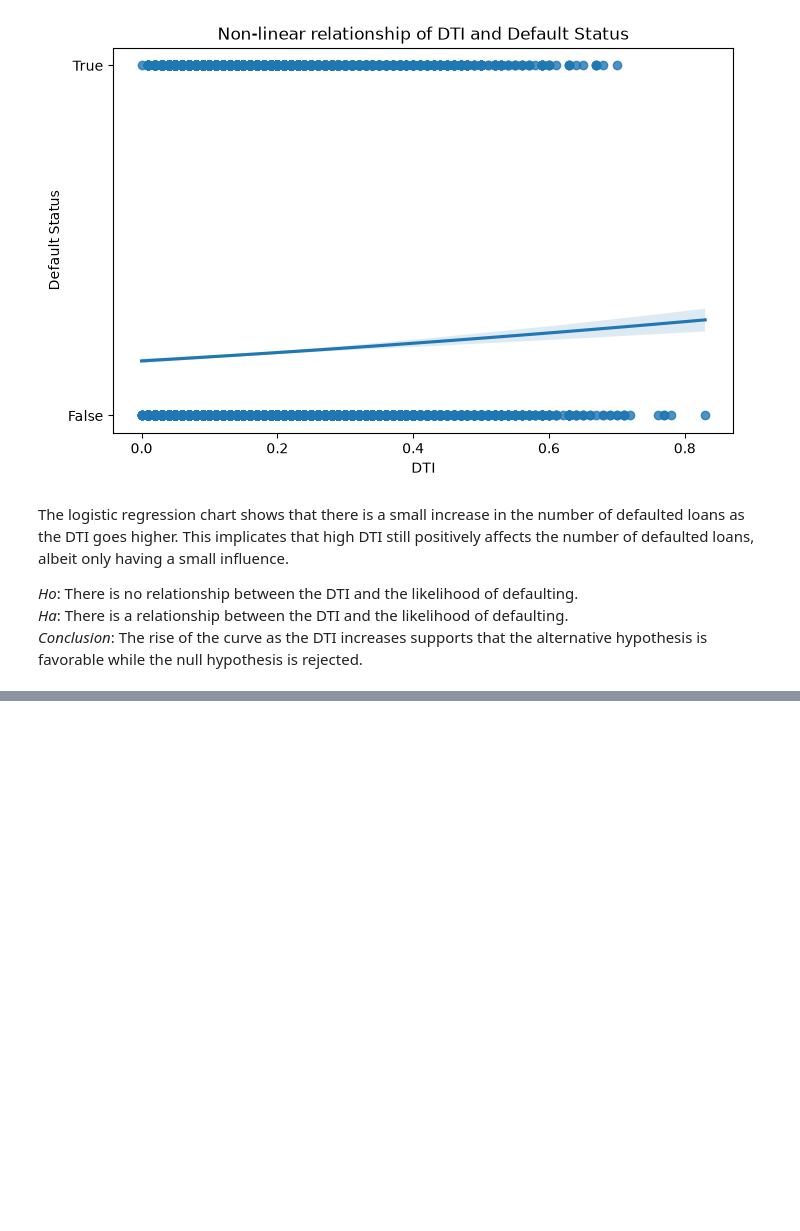
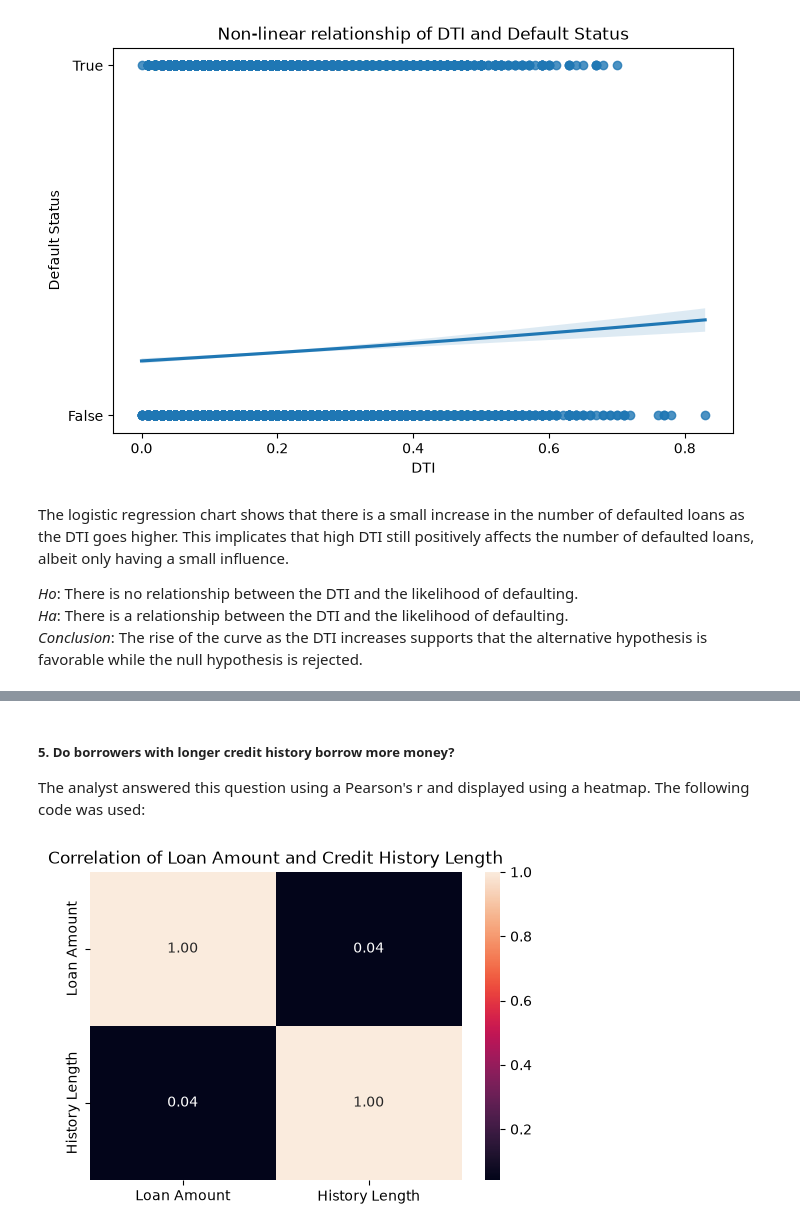
Before and after one commit to Lastlight10/credit_load_risk_data_analysis, a Jupyter notebook: 2_data_analysis_exploration.ipynb, the cells around one changed output, grey strips where cells are left out. Saved outputs shown, nothing was run; the diff lists cells and outputs as text; code cells hidden in the pictures; blank space fills up the shorter version.

```diff
--- a/2_data_analysis_exploration.ipynb
+++ b/2_data_analysis_exploration.ipynb
@@ -1022,0 +1181,18 @@ The logistic regression chart shows that there is a small increase in the number
+# %% [markdown]
+##### 5. Do borrowers with longer credit history borrow more money?
+
+The analyst answered this question using a Pearson's r and displayed using a heatmap. The following code was used:
+# %%
+amount_history_df = pd.read_csv('cleaned_credit_risk_dataset.csv')
+amount_history_df = amount_history_df.rename(
+  columns={
+    'Clean_loan_amnt':'Loan Amount',
+    'Clean_cb_person_cred_hist_length':'History Length'
+    })
+
+pearson = amount_history_df[['Loan Amount','History Length']].corr(method='pearson')
+fig, ax = plt.subplots(figsize=(6,4))
+ax.set_title('Correlation of Loan Amount and Credit History Length')
+heatmap = sb.heatmap(pearson, annot=True, fmt='.2f')
+# %% [output]
+[figure, added]
```
Also changed, not shown: parts of 12 cells of this notebook.
